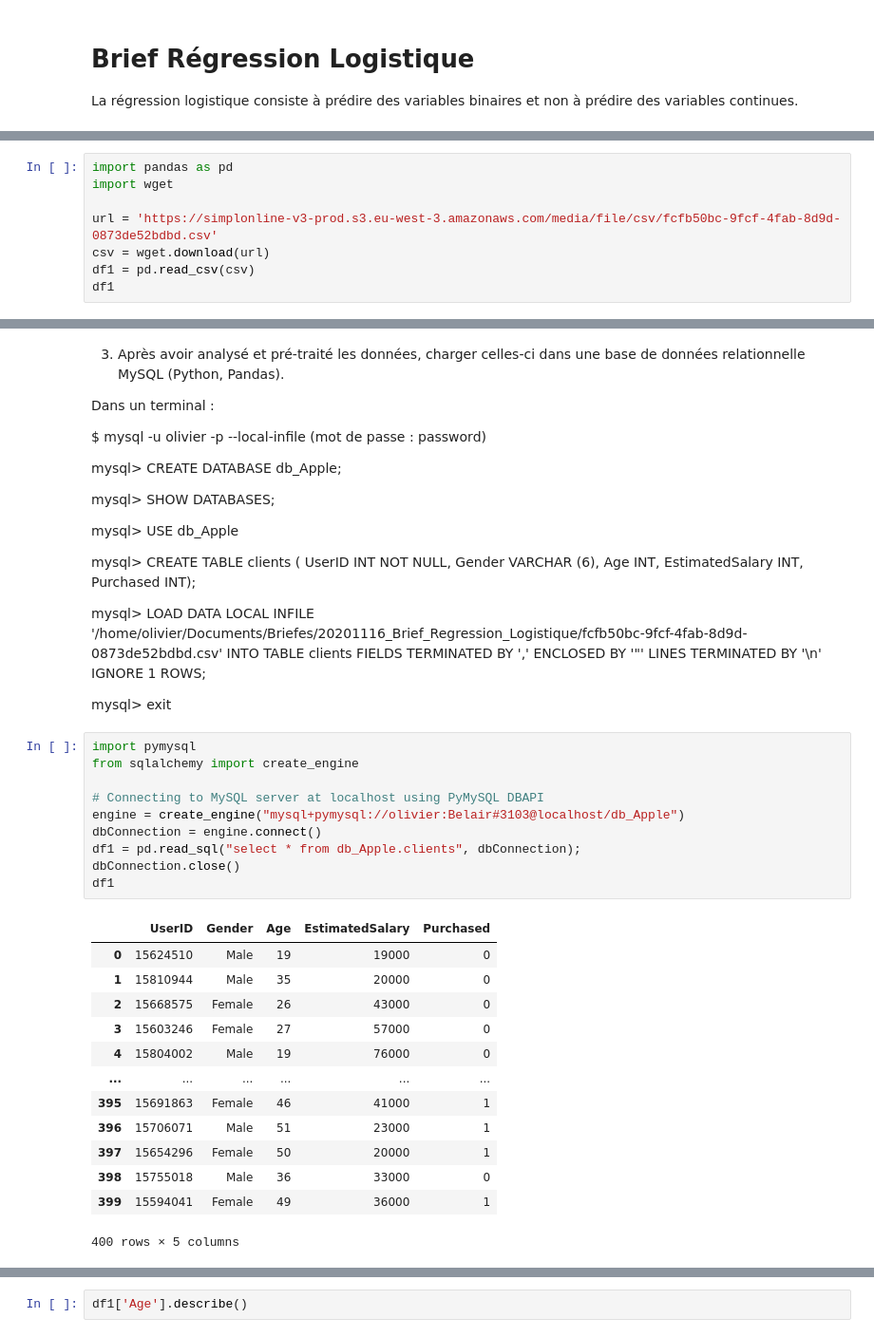
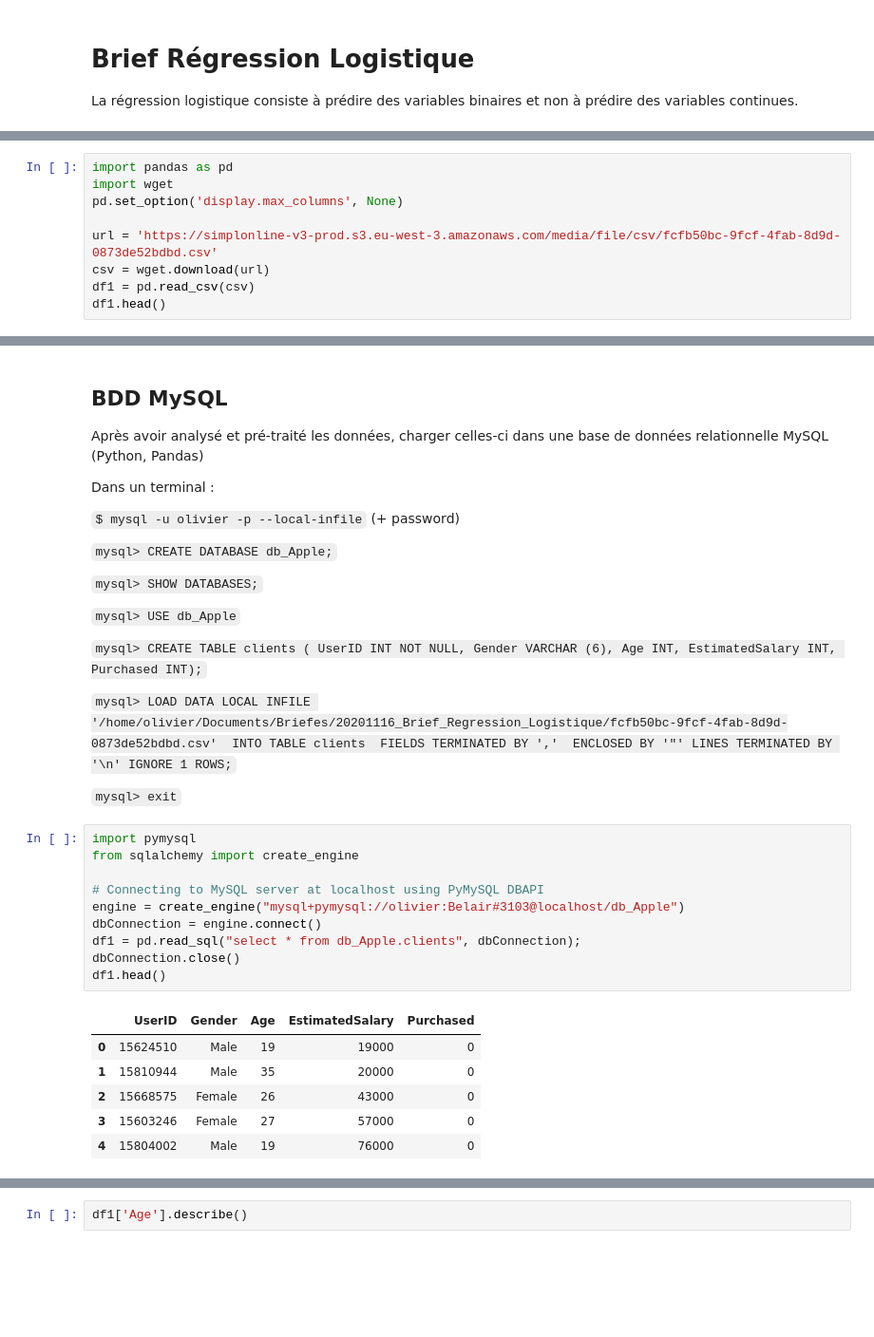
Before and after one commit to belr20/dev-ia-simplon, a Jupyter notebook: RNCP34757BC01/03-logistic-regression/brief-logistic-regression.ipynb, the cells around one changed output, grey strips where cells are left out. Shown: that part at 95% size. Drawn from its saved outputs; the diff is of its cells as text; blank space fills up the shorter version.

```diff
--- a/RNCP34757BC01/03-logistic-regression/brief-logistic-regression.ipynb
+++ b/RNCP34757BC01/03-logistic-regression/brief-logistic-regression.ipynb
@@ -9,11 +11,12 @@ La régression logistique consiste à prédire des variables binaires et non à
 # %%
 import pandas as pd
 import wget
+pd.set_option('display.max_columns', None)
 
 url = 'https://simplonline-v3-prod.s3.eu-west-3.amazonaws.com/media/file/csv/fcfb50bc-9fcf-4fab-8d9d-0873de52bdbd.csv'
 csv = wget.download(url)
 df1 = pd.read_csv(csv)
-df1
+df1.head()
 # %% [output]
 |  | User ID | Gender | Age | EstimatedSalary | Purchased |
 | 0 | 15624510 | Male | 19 | 19000 | 0 |
@@ -40,53 +42,48 @@ dtype: object
 # %% [markdown]
-3. Après avoir analysé et pré-traité les données, charger celles-ci dans une base de données relationnelle MySQL (Python, Pandas).
+## BDD MySQL
+
+Après avoir analysé et pré-traité les données, charger celles-ci dans une base de données relationnelle MySQL (Python, Pandas)
 
 Dans un terminal :
 
-$ mysql -u olivier -p --local-infile   (mot de passe : password)
+`$ mysql -u olivier -p --local-infile` (+ password)
 
-mysql> CREATE DATABASE db_Apple;
+`mysql> CREATE DATABASE db_Apple;`
 
-mysql> SHOW DATABASES;
+`mysql> SHOW DATABASES;`
 
-mysql> USE db_Apple
+`mysql> USE db_Apple`
 
-mysql> CREATE TABLE clients (
+`mysql> CREATE TABLE clients (
         UserID INT NOT NULL,
         Gender VARCHAR (6),
         Age INT,
         EstimatedSalary INT,
-        Purchased INT);
+        Purchased INT);`
 
-mysql> LOAD DATA LOCAL INFILE '/home/olivier/Documents/Briefes/20201116_Brief_Regression_Logistique/fcfb50bc-9fcf-4fab-8d9d-0873de52bdbd.csv'
+`mysql> LOAD DATA LOCAL INFILE '/home/olivier/Documents/Briefes/20201116_Brief_Regression_Logistique/fcfb50bc-9fcf-4fab-8d9d-0873de52bdbd.csv'
         INTO TABLE clients
         FIELDS TERMINATED BY ','
         ENCLOSED BY '"'
         LINES TERMINATED BY '\n'
-        IGNORE 1 ROWS;
+        IGNORE 1 ROWS;`
 
-mysql> exit
+`mysql> exit`
 # %%
 import pymysql
 from sqlalchemy import create_engine
 
 # Connecting to MySQL server at localhost using PyMySQL DBAPI
 engine = create_engine("mysql+pymysql://olivier:Belair#3103@localhost/db_Apple")
 dbConnection = engine.connect()
 df1 = pd.read_sql("select * from db_Apple.clients", dbConnection);
 dbConnection.close()
-df1
+df1.head()
 # %% [output]
 |  | UserID | Gender | Age | EstimatedSalary | Purchased |
 | 0 | 15624510 | Male | 19 | 19000 | 0 |
 | 1 | 15810944 | Male | 35 | 20000 | 0 |
 | 2 | 15668575 | Female | 26 | 43000 | 0 |
 | 3 | 15603246 | Female | 27 | 57000 | 0 |
 | 4 | 15804002 | Male | 19 | 76000 | 0 |
-| ... | ... | ... | ... | ... | ... |
-| 395 | 15691863 | Female | 46 | 41000 | 1 |
-| 396 | 15706071 | Male | 51 | 23000 | 1 |
-| 397 | 15654296 | Female | 50 | 20000 | 1 |
-| 398 | 15755018 | Male | 36 | 33000 | 0 |
-| 399 | 15594041 | Female | 49 | 36000 | 1 |
-400 rows × 5 columns
 # %%
```
Also changed, not shown: parts of 27 cells of this notebook, 23 other files.
